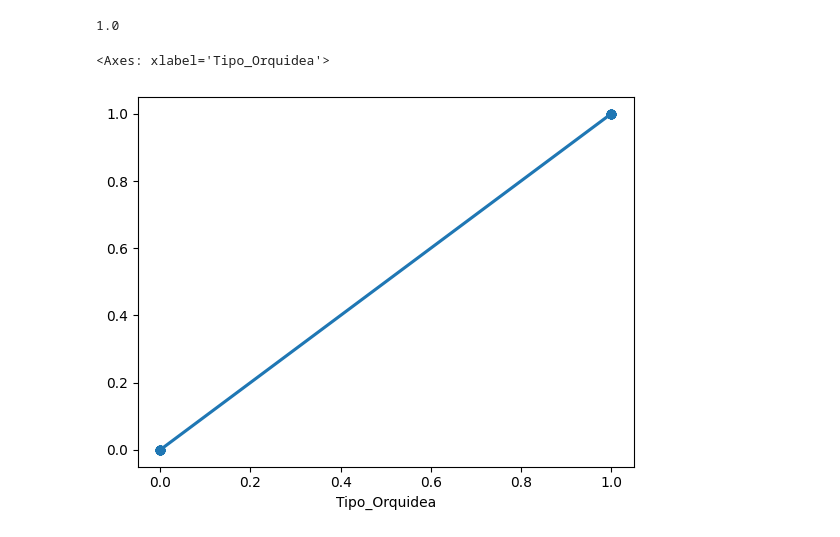
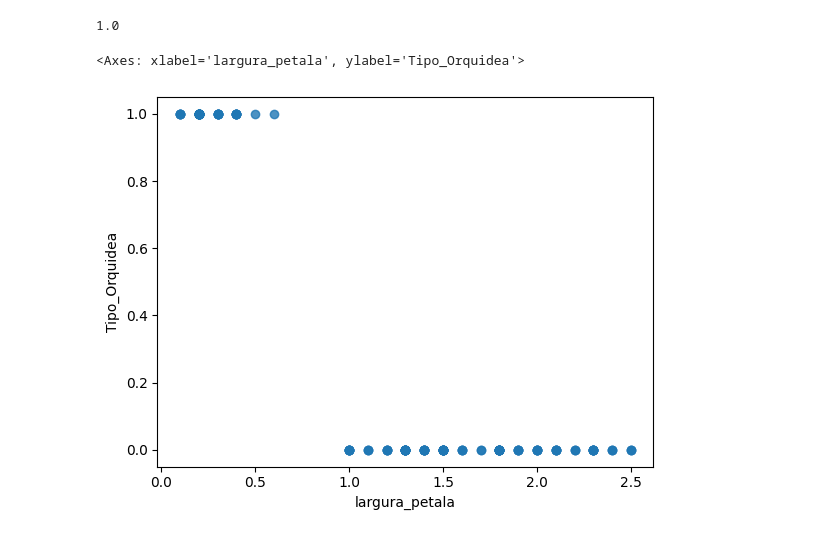
Before and after one commit to rocha-felipeferreira/curso_preditivaAI, a Jupyter notebook: m6_reg_logistica/regLog.ipynb, the cells around one changed output. Saved outputs shown, nothing was run; the diff lists cells and outputs as text; code cells hidden in the pictures.

```diff
--- a/m6_reg_logistica/regLog.ipynb
+++ b/m6_reg_logistica/regLog.ipynb
@@ -144,7 +176,7 @@ roc_auc_score(y_test, y_pred)
 # %% [output]
 1.0
 # %%
-sns.regplot(x = y_test, y = y_pred)
+sns.regplot(x = X[["largura_petala"]], y = y, logistic=True, ci = None)
 # %% [output]
-<Axes: xlabel='Tipo_Orquidea'>
+<Axes: xlabel='largura_petala', ylabel='Tipo_Orquidea'>
-[figure, old version]
+[figure, new version]
```
Also changed, not shown: parts of 14 cells of this notebook.
